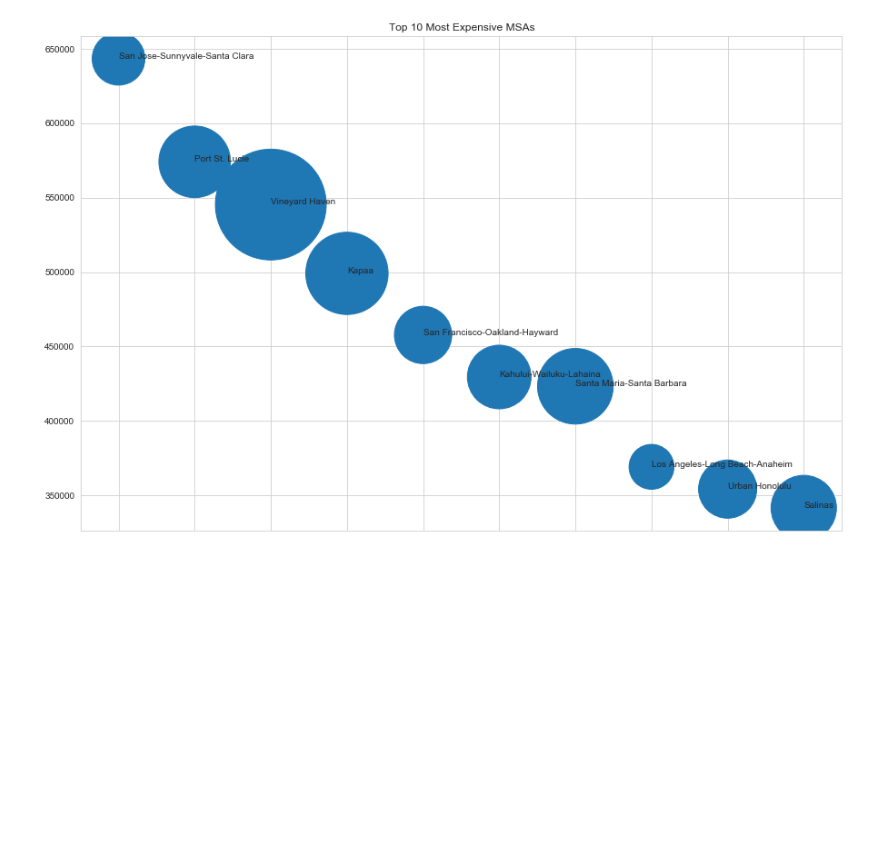
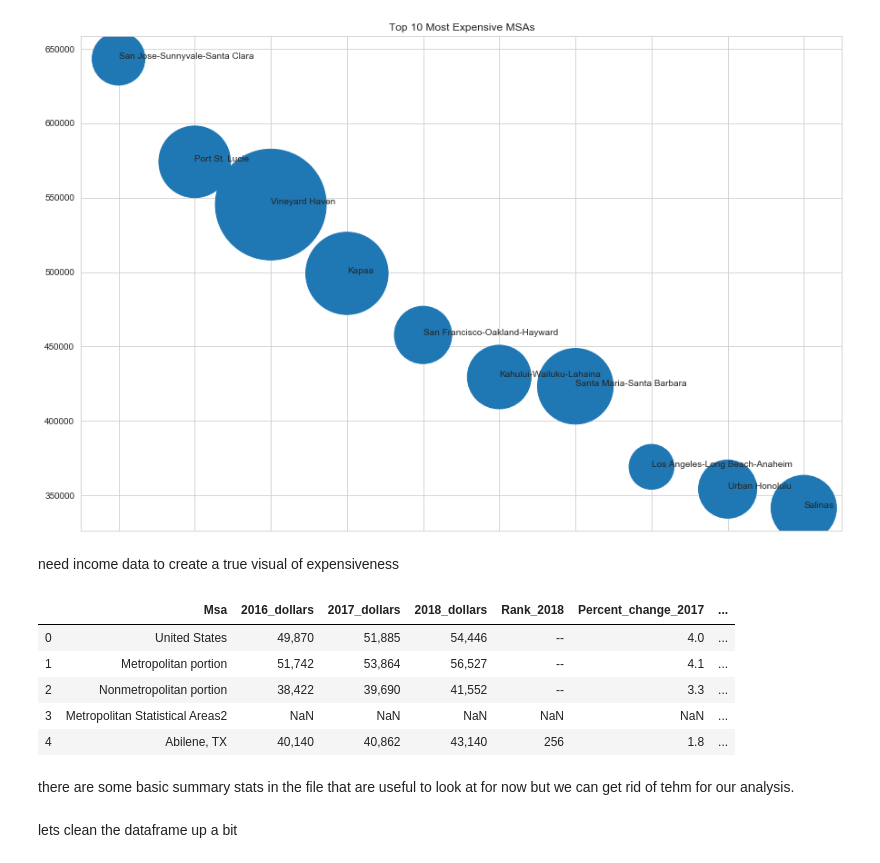
Before and after one commit to MissAle17/Median_Home_Price, a Jupyter notebook: Visualizing Home Prices.ipynb, the cells around one changed output. Drawn from its saved outputs; the diff is of its cells as text; code cells hidden in the pictures; blank space fills up the shorter version.

Commit message:
added income file/df

```diff
--- a/Visualizing Home Prices.ipynb
+++ b/Visualizing Home Prices.ipynb
@@ -283,3 +271,5 @@ ax.set_title('Top 10 Most Expensive MSAs')
 plt.show()
 # %% [output]
 [figure]
+# %% [markdown]
+need income data to create a true visual of expensiveness
@@ -285,0 +278,13 @@ plt.show()
+# %%
+inc_data.head()
+# %% [output]
+|  | Msa | 2016_dollars | 2017_dollars | 2018_dollars | Rank_2018 | Percent_change_2017 | ... |
+| 0 | United States | 49,870 | 51,885 | 54,446 | -- | 4.0 | ... |
+| 1 | Metropolitan portion | 51,742 | 53,864 | 56,527 | -- | 4.1 | ... |
+| 2 | Nonmetropolitan portion | 38,422 | 39,690 | 41,552 | -- | 3.3 | ... |
+| 3 | Metropolitan Statistical Areas2 | NaN | NaN | NaN | NaN | NaN | ... |
+| 4 | Abilene, TX | 40,140 | 40,862 | 43,140 | 256 | 1.8 | ... |
+# %% [markdown]
+there are some basic summary stats in the file that are useful to look at for now but we can get rid of tehm for our analysis.
+# %% [markdown]
+lets clean the dataframe up a bit
```
Also changed, not shown: parts of 7 cells of this notebook, 1 other file.
